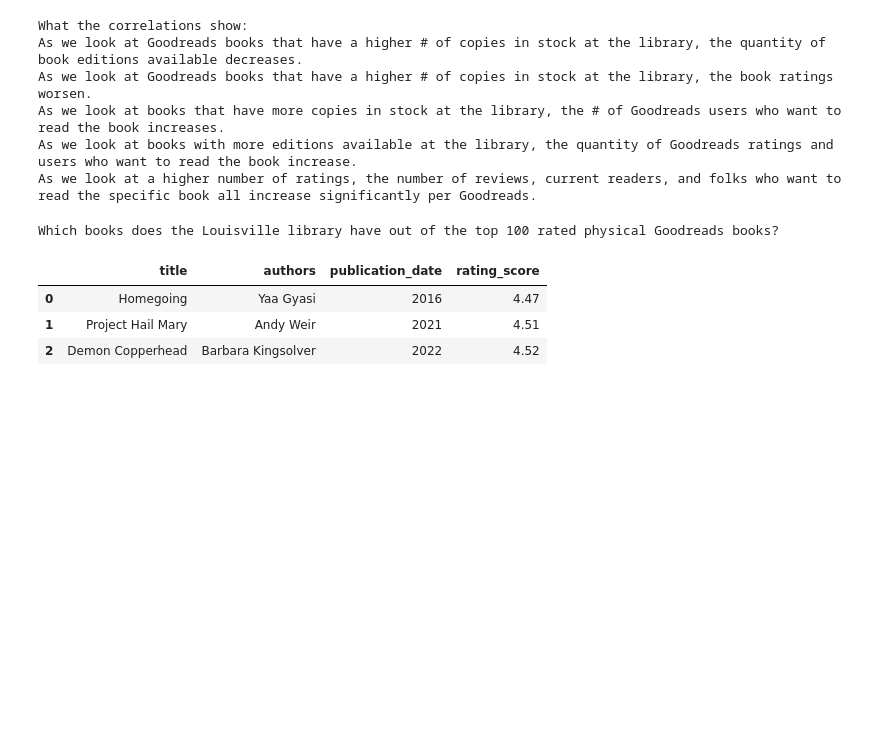
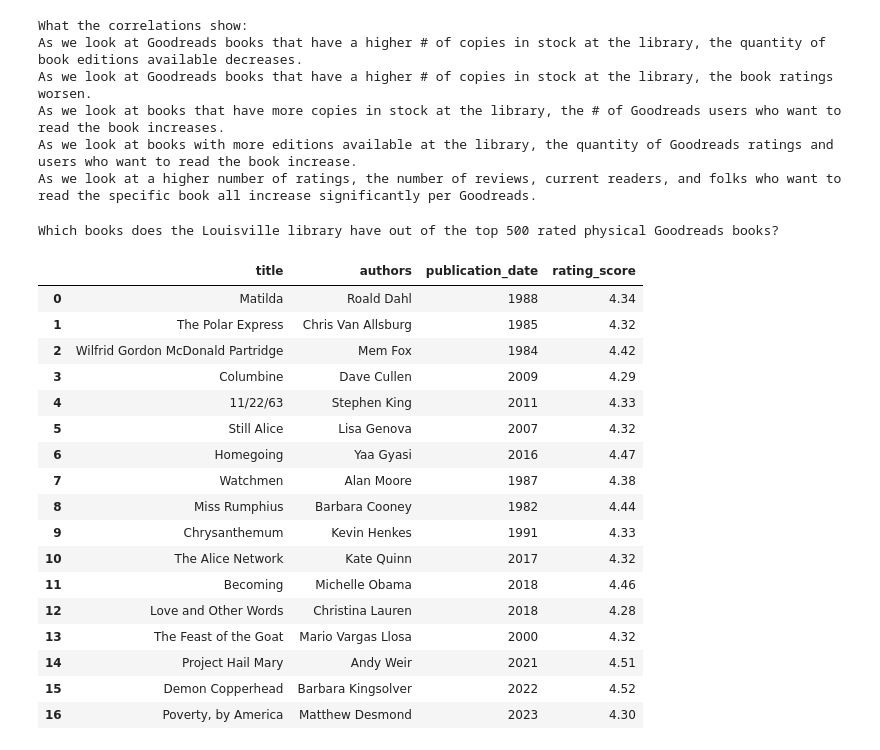
Before and after one commit to amgant/LouisvilleKY-GoodReads-Books, a Jupyter notebook: bookspandas.ipynb, the cells around one changed output. Saved outputs shown, nothing was run; the diff lists cells and outputs as text; code cells hidden in the pictures; blank space fills up the shorter version.

```diff
--- a/bookspandas.ipynb
+++ b/bookspandas.ipynb
@@ -262,17 +262,31 @@ As we look at books that have more copies in stock at the library, the # of Good
 As we look at books with more editions available at the library, the quantity of Goodreads ratings and users who want to read the book increase.
 As we look at a higher number of ratings, the number of reviews, current readers, and folks who want to read the specific book all increase significantly per Goodreads.
 # %%
-print("Which books does the Louisville library have out of the top 100 rated physical Goodreads books?")
+print("Which books does the Louisville library have out of the top 500 rated physical Goodreads books?")
 
 goodreadst = goodreads.sort_values(by=["rating_score"], ascending=False)
-goodreadst = goodreadst.head(100)
+goodreadst = goodreadst.head(500)
 
 toprated = pd.merge(loulib, goodreadst, on=["title", "authors"], suffixes=("_lib", "_gr"), how="inner")
 toprated[["title", "authors", "publication_date", "rating_score"]]
 # %% [output]
-Which books does the Louisville library have out of the top 100 rated physical Goodreads books?
+Which books does the Louisville library have out of the top 500 rated physical Goodreads books?
 |  | title | authors | publication_date | rating_score |
-| 0 | Homegoing | Yaa Gyasi | 2016 | 4.47 |
-| 1 | Project Hail Mary | Andy Weir | 2021 | 4.51 |
-| 2 | Demon Copperhead | Barbara Kingsolver | 2022 | 4.52 |
+| 0 | Matilda | Roald Dahl | 1988 | 4.34 |
+| 1 | The Polar Express | Chris Van Allsburg | 1985 | 4.32 |
+| 2 | Wilfrid Gordon McDonald Partridge | Mem Fox | 1984 | 4.42 |
+| 3 | Columbine | Dave Cullen | 2009 | 4.29 |
+| 4 | 11/22/63 | Stephen King | 2011 | 4.33 |
+| 5 | Still Alice | Lisa Genova | 2007 | 4.32 |
+| 6 | Homegoing | Yaa Gyasi | 2016 | 4.47 |
+| 7 | Watchmen | Alan Moore | 1987 | 4.38 |
+| 8 | Miss Rumphius | Barbara Cooney | 1982 | 4.44 |
+| 9 | Chrysanthemum | Kevin Henkes | 1991 | 4.33 |
+| 10 | The Alice Network | Kate Quinn | 2017 | 4.32 |
+| 11 | Becoming | Michelle Obama | 2018 | 4.46 |
+| 12 | Love and Other Words | Christina Lauren | 2018 | 4.28 |
+| 13 | The Feast of the Goat | Mario Vargas Llosa | 2000 | 4.32 |
+| 14 | Project Hail Mary | Andy Weir | 2021 | 4.51 |
+| 15 | Demon Copperhead | Barbara Kingsolver | 2022 | 4.52 |
+| 16 | Poverty, by America | Matthew Desmond | 2023 | 4.30 |
 # %%
```
Also changed, not shown: parts of 3 cells of this notebook, 9 other files.
